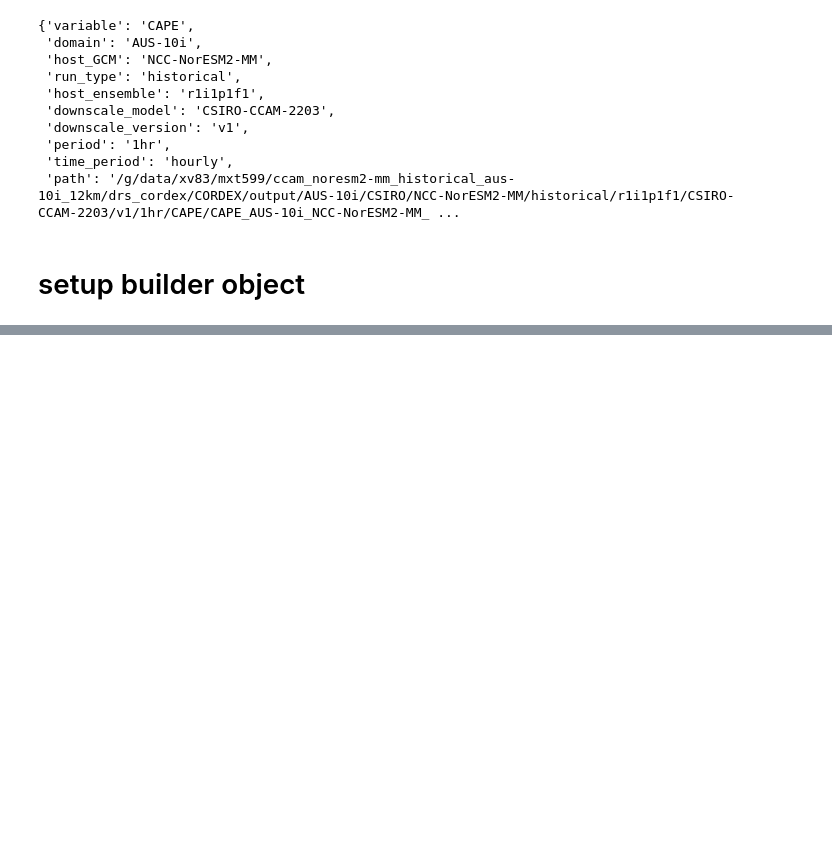
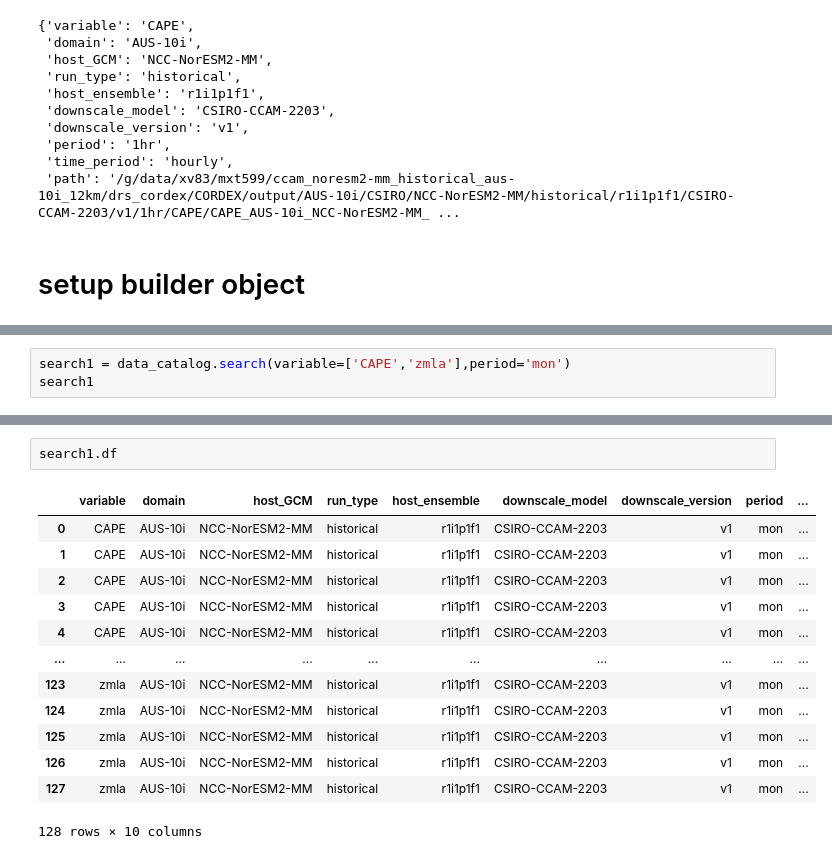
Before and after one commit to AusClimateService/data-catalogue, a Jupyter notebook: notebooks/CCAM-intake-sandbox.ipynb, the cells around one changed output, grey strips where cells are left out. Saved outputs shown, nothing was run; the diff lists cells and outputs as text; blank space fills up the shorter version.

```diff
--- a/notebooks/CCAM-intake-sandbox.ipynb
+++ b/notebooks/CCAM-intake-sandbox.ipynb
@@ -193,0 +340,3 @@ cluster.shutdown()
+# %%
+search1 = data_catalog.search(variable=['CAPE','zmla'],period='mon')
+search1
@@ -193,0 +357,16 @@ cluster.shutdown()
+# %%
+search1.df
+# %% [output]
+|  | variable | domain | host_GCM | run_type | host_ensemble | downscale_model | downscale_version | period | ... |
+| 0 | CAPE | AUS-10i | NCC-NorESM2-MM | historical | r1i1p1f1 | CSIRO-CCAM-2203 | v1 | mon | ... |
+| 1 | CAPE | AUS-10i | NCC-NorESM2-MM | historical | r1i1p1f1 | CSIRO-CCAM-2203 | v1 | mon | ... |
+| 2 | CAPE | AUS-10i | NCC-NorESM2-MM | historical | r1i1p1f1 | CSIRO-CCAM-2203 | v1 | mon | ... |
+| 3 | CAPE | AUS-10i | NCC-NorESM2-MM | historical | r1i1p1f1 | CSIRO-CCAM-2203 | v1 | mon | ... |
+| 4 | CAPE | AUS-10i | NCC-NorESM2-MM | historical | r1i1p1f1 | CSIRO-CCAM-2203 | v1 | mon | ... |
+| ... | ... | ... | ... | ... | ... | ... | ... | ... | ... |
+| 123 | zmla | AUS-10i | NCC-NorESM2-MM | historical | r1i1p1f1 | CSIRO-CCAM-2203 | v1 | mon | ... |
+| 124 | zmla | AUS-10i | NCC-NorESM2-MM | historical | r1i1p1f1 | CSIRO-CCAM-2203 | v1 | mon | ... |
+| 125 | zmla | AUS-10i | NCC-NorESM2-MM | historical | r1i1p1f1 | CSIRO-CCAM-2203 | v1 | mon | ... |
+| 126 | zmla | AUS-10i | NCC-NorESM2-MM | historical | r1i1p1f1 | CSIRO-CCAM-2203 | v1 | mon | ... |
+| 127 | zmla | AUS-10i | NCC-NorESM2-MM | historical | r1i1p1f1 | CSIRO-CCAM-2203 | v1 | mon | ... |
+128 rows × 10 columns
```
Also changed, not shown: parts of 37 cells of this notebook, 2 other files.
